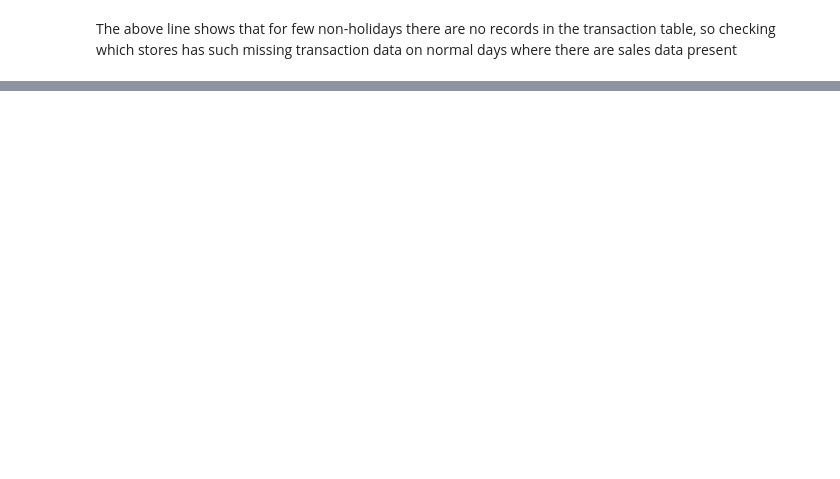
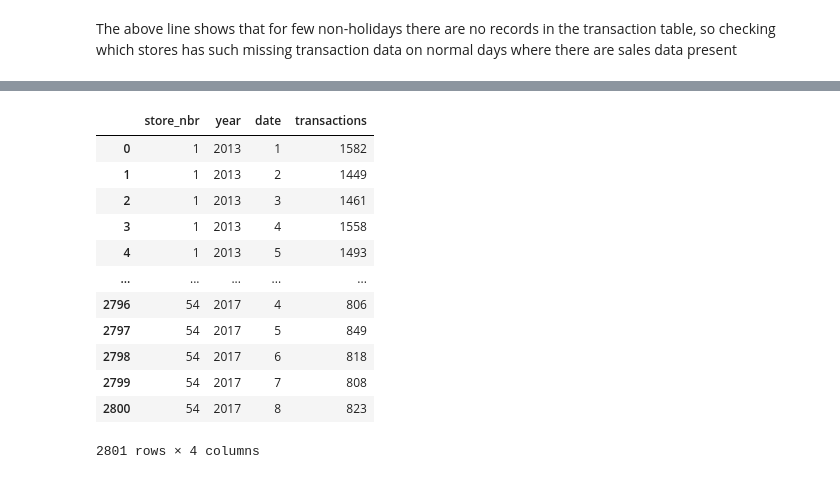
Before and after one commit to Ruparna25/Sales_Forecast-Time_Series, a Jupyter notebook: sales-forecasting-time-series.ipynb, the cells around one changed output, grey strips where cells are left out. Saved outputs shown, nothing was run; the diff lists cells and outputs as text; code cells hidden in the pictures; blank space fills up the shorter version.

```diff
--- a/sales-forecasting-time-series.ipynb
+++ b/sales-forecasting-time-series.ipynb
@@ -674,0 +673,18 @@ trans_fix.shape
+# %%
+agg_trans=trans.groupby(['store_nbr','year',trans['date'].dt.month])['transactions'].mean().reset_index()
+agg_trans['transactions']=agg_trans['transactions'].astype(int)
+agg_trans
+# %% [output]
+|  | store_nbr | year | date | transactions |
+| 0 | 1 | 2013 | 1 | 1582 |
+| 1 | 1 | 2013 | 2 | 1449 |
+| 2 | 1 | 2013 | 3 | 1461 |
+| 3 | 1 | 2013 | 4 | 1558 |
+| 4 | 1 | 2013 | 5 | 1493 |
+| ... | ... | ... | ... | ... |
+| 2796 | 54 | 2017 | 4 | 806 |
+| 2797 | 54 | 2017 | 5 | 849 |
+| 2798 | 54 | 2017 | 6 | 818 |
+| 2799 | 54 | 2017 | 7 | 808 |
+| 2800 | 54 | 2017 | 8 | 823 |
+2801 rows × 4 columns
```
Also changed, not shown: parts of 29 cells of this notebook.
